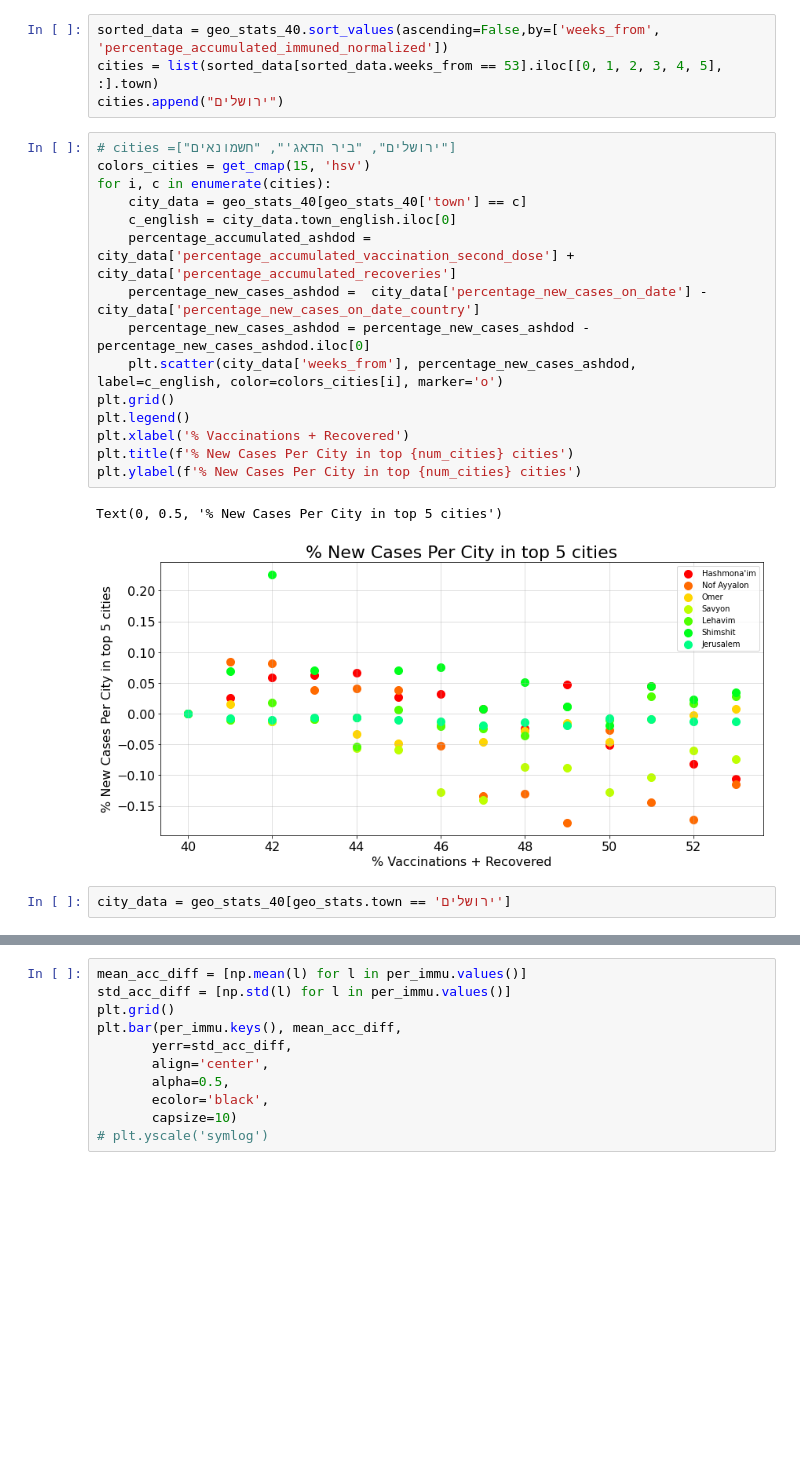
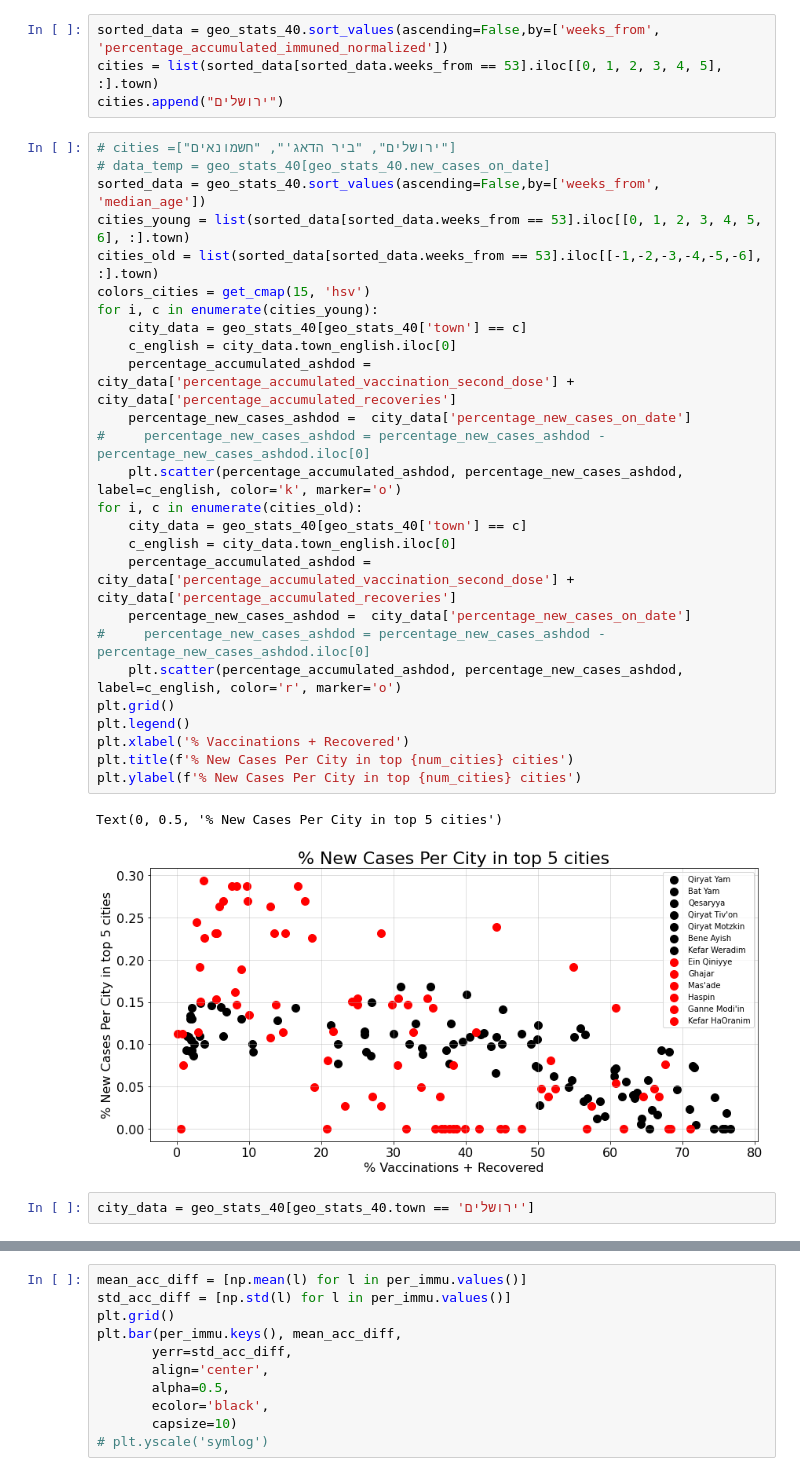
Before and after one commit to CoronaPolicy/prediction_model, a Jupyter notebook: israel_data/analyze_vacc_data_per_city.ipynb, the cells around one changed output, grey strips where cells are left out. Drawn from its saved outputs; the diff is of its cells as text; blank space fills up the shorter version.

```diff
--- a/israel_data/analyze_vacc_data_per_city.ipynb
+++ b/israel_data/analyze_vacc_data_per_city.ipynb
@@ -268,24 +268,35 @@ cities = list(sorted_data[sorted_data.weeks_from == 53].iloc[[0, 1, 2, 3, 4, 5],
 cities.append("ירושלים")
 # %%
 # cities =["ירושלים", "ביר הדאג'", "חשמונאים"]
+# data_temp = geo_stats_40[geo_stats_40.new_cases_on_date]
+sorted_data = geo_stats_40.sort_values(ascending=False,by=['weeks_from', 'median_age'])
+cities_young = list(sorted_data[sorted_data.weeks_from == 53].iloc[[0, 1, 2, 3, 4, 5, 6], :].town)
+cities_old = list(sorted_data[sorted_data.weeks_from == 53].iloc[[-1,-2,-3,-4,-5,-6], :].town)
 colors_cities = get_cmap(15, 'hsv')
-for i, c in enumerate(cities):
+for i, c in enumerate(cities_young):
     city_data = geo_stats_40[geo_stats_40['town'] == c]
     c_english = city_data.town_english.iloc[0]
     percentage_accumulated_ashdod = city_data['percentage_accumulated_vaccination_second_dose'] + city_data['percentage_accumulated_recoveries']
-    percentage_new_cases_ashdod =  city_data['percentage_new_cases_on_date'] -city_data['percentage_new_cases_on_date_country']
-    percentage_new_cases_ashdod = percentage_new_cases_ashdod - percentage_new_cases_ashdod.iloc[0]
-    plt.scatter(city_data['weeks_from'], percentage_new_cases_ashdod, label=c_english, color=colors_cities[i], marker='o')
+    percentage_new_cases_ashdod =  city_data['percentage_new_cases_on_date']
+#     percentage_new_cases_ashdod = percentage_new_cases_ashdod - percentage_new_cases_ashdod.iloc[0]
+    plt.scatter(percentage_accumulated_ashdod, percentage_new_cases_ashdod, label=c_english, color='k', marker='o')
+for i, c in enumerate(cities_old):
+    city_data = geo_stats_40[geo_stats_40['town'] == c]
+    c_english = city_data.town_english.iloc[0]
+    percentage_accumulated_ashdod = city_data['percentage_accumulated_vaccination_second_dose'] + city_data['percentage_accumulated_recoveries']
+    percentage_new_cases_ashdod =  city_data['percentage_new_cases_on_date']
+#     percentage_new_cases_ashdod = percentage_new_cases_ashdod - percentage_new_cases_ashdod.iloc[0]
+    plt.scatter(percentage_accumulated_ashdod, percentage_new_cases_ashdod, label=c_english, color='r', marker='o')
 plt.grid()
 plt.legend()
 plt.xlabel('% Vaccinations + Recovered')
 plt.title(f'% New Cases Per City in top {num_cities} cities')
 plt.ylabel(f'% New Cases Per City in top {num_cities} cities')
 # %% [output]
 Text(0, 0.5, '% New Cases Per City in top 5 cities')
-[figure, old version]
+[figure, new version]
 # %%
-city_data = geo_stats_40[geo_stats.town == 'ירושלים']
+city_data = geo_stats_40[geo_stats_40.town == 'ירושלים']
 # %%
 per_immu = {k: [] for k in np.arange(5, 105,5)}
 for c in geo_stats_40.town.unique():
```
Also changed, not shown: parts of 6 cells of this notebook, 11 other files.
